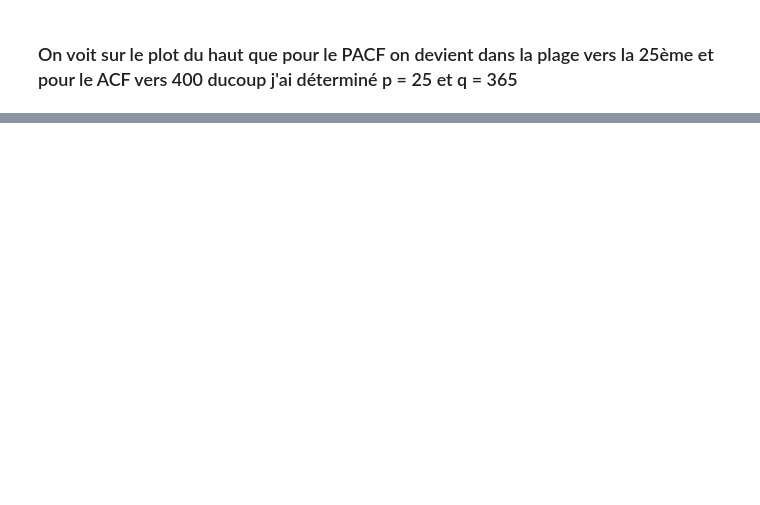
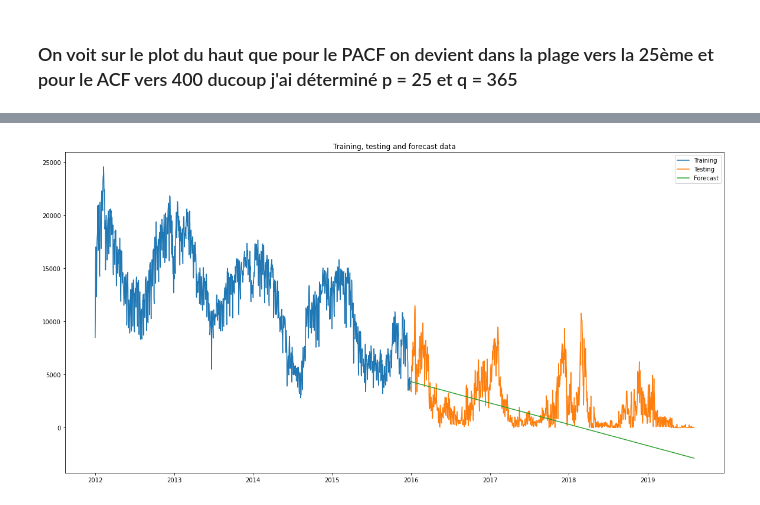
Before and after one commit to 73jn/AnSeqData, a Jupyter notebook: Project/project.ipynb, the cells around one changed output, grey strips where cells are left out. Cells and saved outputs as stored; diff of their text form; code cells hidden in the pictures; blank space fills up the shorter version.

Commit message:
Reduce the size of the dataset and now work with sarimax

```diff
--- a/Project/project.ipynb
+++ b/Project/project.ipynb
@@ -239,0 +240,17 @@ Warnings:
+# %%
+from statsmodels.tsa.statespace.sarimax import SARIMAX
+# Create ARMIA model with the order (1, 1, 1) with the training data and forecast the next days based on the length of the testing dataframe
+model = SARIMAX(dfDayTrain["coal"], order=(0, 2, 4))
+model_fit = model.fit()
+forecast = model_fit.forecast(len(dfDayTest))
+
+# Plot the forecast
+fig, ax = plt.subplots(figsize=(20, 10))
+ax.plot(dfDayTrain['timestamp'], dfDayTrain['coal'], label='Training')
+ax.plot(dfDayTest['timestamp'], dfDayTest['coal'], label='Testing')
+ax.plot(dfDayTest['timestamp'], forecast, label='Forecast')
+ax.set_title('Training, testing and forecast data')
+ax.legend()
+fig.show()
+# %% [output]
+[figure, added]
```
Also changed, not shown: parts of 11 cells of this notebook.
